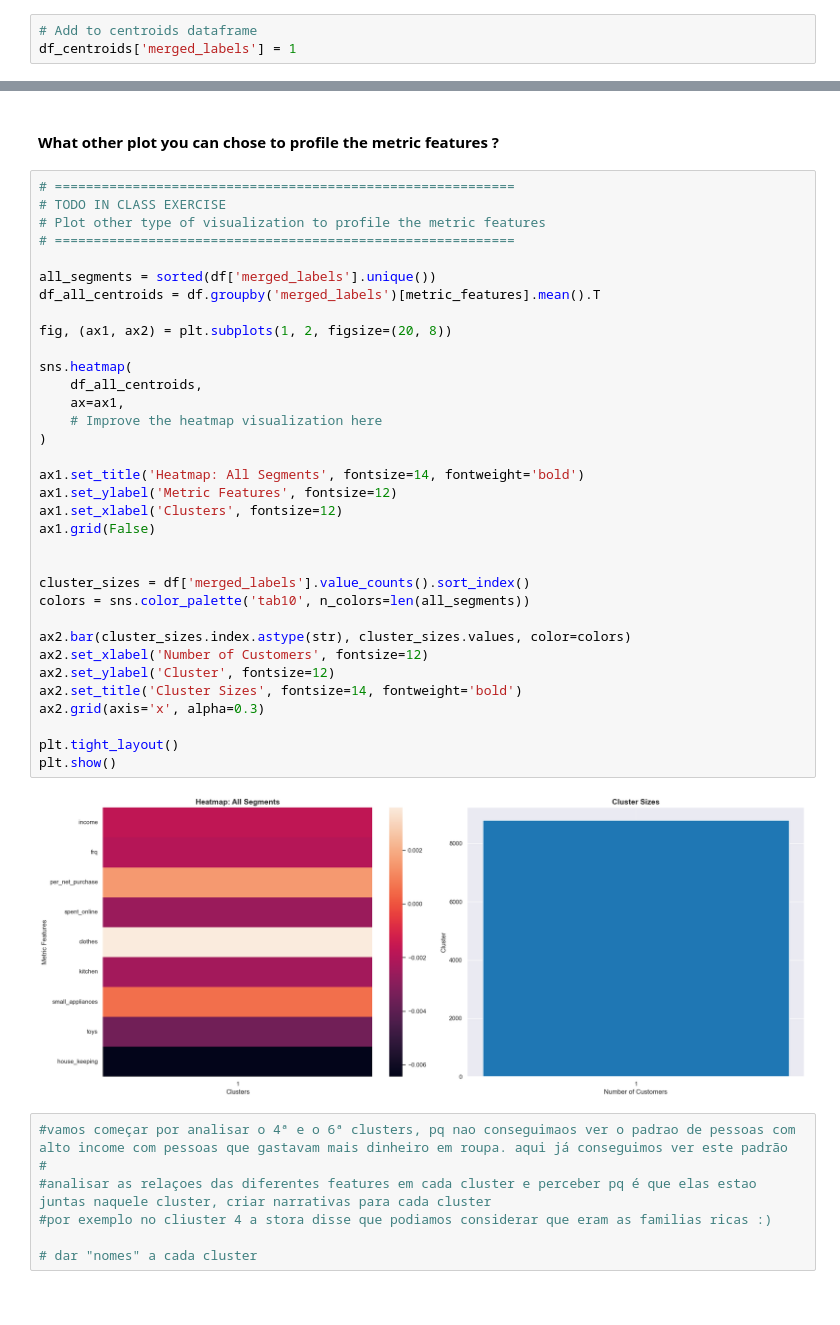
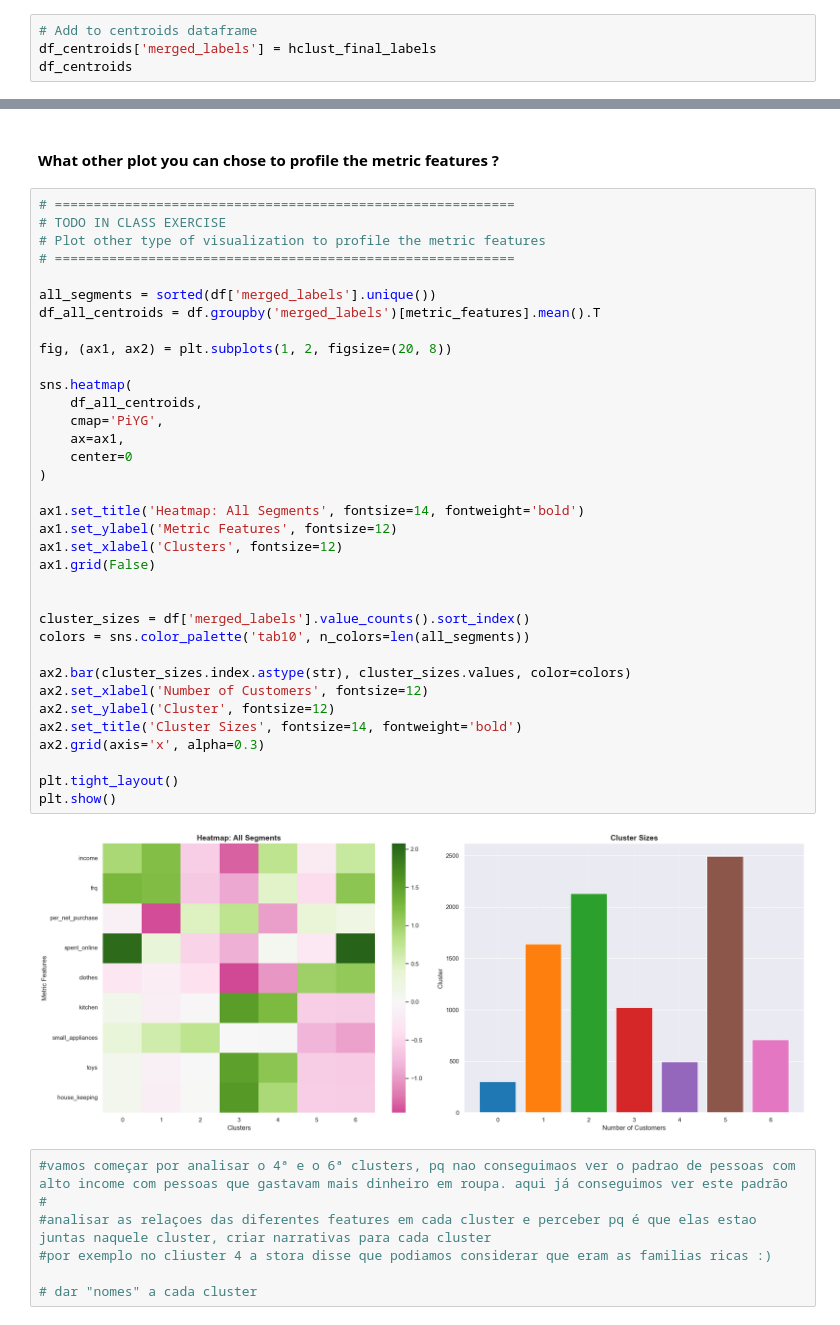
Before and after one commit to mariamiguel720/Data-Mining-25-26, a Jupyter notebook: notebooks/lab09_multi_perspective_segmentation.ipynb, the cells around one changed output, grey strips where cells are left out. Cells and saved outputs as stored; diff of their text form.

```diff
--- a/notebooks/lab09_multi_perspective_segmentation.ipynb
+++ b/notebooks/lab09_multi_perspective_segmentation.ipynb
@@ -615,4 +615,5 @@ hclust_final_labels
 array([2, 5, 3, 1, 1, 4, 0, 6, 0, 2, 5, 4])
 # %%
 # Add to centroids dataframe
-df_centroids['merged_labels'] = 1
+df_centroids['merged_labels'] = hclust_final_labels
+df_centroids
@@ -724,35 +745,36 @@ plt.show()
 # ===========================================================
 
 all_segments = sorted(df['merged_labels'].unique())
 df_all_centroids = df.groupby('merged_labels')[metric_features].mean().T
 
 fig, (ax1, ax2) = plt.subplots(1, 2, figsize=(20, 8))
 
 sns.heatmap(
     df_all_centroids,
+    cmap='PiYG',
     ax=ax1,
-    # Improve the heatmap visualization here
+    center=0
 )
 
 ax1.set_title('Heatmap: All Segments', fontsize=14, fontweight='bold')
 ax1.set_ylabel('Metric Features', fontsize=12)
 ax1.set_xlabel('Clusters', fontsize=12)
 ax1.grid(False)
 
 
 cluster_sizes = df['merged_labels'].value_counts().sort_index()
 colors = sns.color_palette('tab10', n_colors=len(all_segments))
 
 ax2.bar(cluster_sizes.index.astype(str), cluster_sizes.values, color=colors)
 ax2.set_xlabel('Number of Customers', fontsize=12)
 ax2.set_ylabel('Cluster', fontsize=12)
 ax2.set_title('Cluster Sizes', fontsize=14, fontweight='bold')
 ax2.grid(axis='x', alpha=0.3)
 
 plt.tight_layout()
 plt.show()
 # %% [output]
-[figure, old version]
+[figure, new version]
 # %%
 #vamos começar por analisar o 4ª e o 6ª clusters, pq nao conseguimaos ver o padrao de pessoas com alto income com pessoas que gastavam mais dinheiro em roupa. aqui já conseguimos ver este padrão
 #
```
Also changed, not shown: parts of 9 cells of this notebook.
